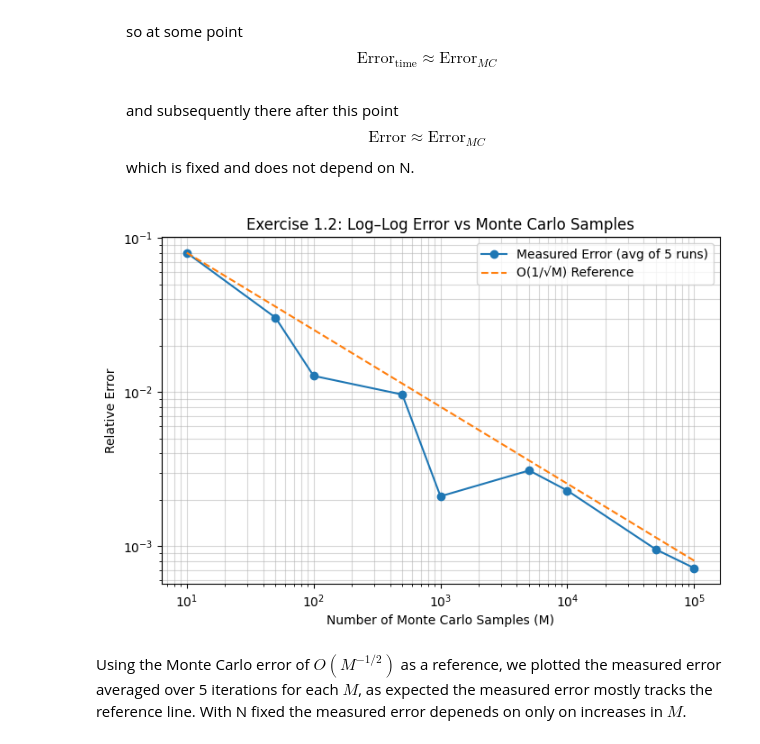
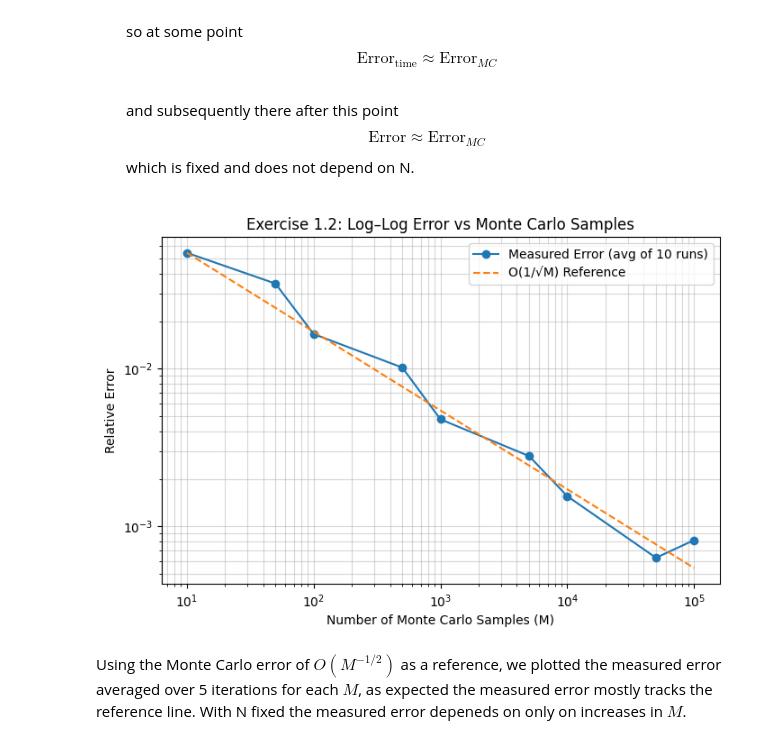
Before and after one commit to Conorgrant45/Stochastic-Control-Dynamic-Asset-Allocation, a Jupyter notebook: Assignment.ipynb, the cells around one changed output. Cells and saved outputs as stored; diff of their text form; code cells hidden in the pictures.

```diff
--- a/Assignment.ipynb
+++ b/Assignment.ipynb
@@ -11,7 +12,6 @@ from LQR import LQR, run_monte_carlo_implicit, run_monte_carlo_explicit, train_n
 # %% [markdown]
 **Exercise 1.2**
 # %%
-
 # Parameter set initialised
 H = [[0.1, 0.], [0., 0.1]]
 M = np.eye(2)
@@ -31,12 +31,12 @@ lqr_sim.solve_riccati(torch.linspace(0, T, 100))
 v_true = lqr_sim.get_value(torch.tensor([0.0]), torch.tensor([x0])).item()
 
 # Monte Carlo estimate using optimal feedback control
-v_mc = run_monte_carlo_implicit(
+v_mc, std_mc = run_monte_carlo_implicit(
     lqr_sim,
     x_start=x0,
     N_steps=5000,
     M_samples=100000,
-    alpha_val=None
+    alpha_func=None
 )
 
 # Display results nicely
@@ -45,7 +45,7 @@ rel_error = abs(v_true - v_mc) / abs(v_true)
 print("===== Optimal Value Comparison =====")
 print(f"Initial state x0: {x0}")
 print(f"Riccati Value (True):      {v_true:.6f}")
-print(f"Monte Carlo Estimate:      {v_mc:.6f}")
+print(f"Monte Carlo Estimate:      {v_mc:.6f} ± {std_mc:.6f}")
 print(f"Relative Error:            {rel_error:.2e}")
 # %% [output]
 ===== Optimal Value Comparison =====
@@ -74,12 +76,22 @@ The choice of relative error over absolute error is chosen by the following:
 # %%
 # Plot 2 for of the monte carlo error versus time steps of simulation
 N_steps_list = [1, 10, 50, 100, 500, 1000, 5000]
-errors_N = [abs(v_true - run_monte_carlo_implicit(lqr_sim, x0, n, 100000)) / abs(v_true) for n in N_steps_list]
 
+errors_N = []
+for n in N_steps_list:
+    v_mc, _ = run_monte_carlo_implicit(lqr_sim, x0, n, 100000, alpha_func=None)
+    errors_N.append(abs(v_true - v_mc) / abs(v_true))
+
+plt.figure(figsize=(10, 6))
 plt.loglog(N_steps_list, errors_N, '-o', label='Relative Error')
 plt.loglog(N_steps_list, [errors_N[0]/n for n in N_steps_list], '--', label='O(Δt) Reference')
-plt.title("Monte Carlo Convergence vs Time Discretisation")
-plt.xlabel("Number of steps (log scale)"); plt.ylabel("Relative Error (log scale)"); plt.legend(); plt.show()
+plt.title("Exercise 1.2: Monte Carlo Convergence vs Time Discretisation")
+plt.xlabel("Number of Time Steps N (log scale)")
+plt.ylabel("Relative Error (log scale)")
+plt.legend()
+plt.grid(True, which="both", alpha=0.3)
+plt.tight_layout()
+plt.show()
 # %% [output]
 [figure]
 # %% [markdown]
@@ -137,13 +149,11 @@ $$
     $$
     which is fixed and does not depend on N.
 # %%
-
-
 M_samples_list = [10, 50, 100, 500, 1000, 5000, 10000, 50000, 100000]
 errors_M = []
 
 N_fixed = 5000
-K = 5  # number of Monte Carlo repeats
+K = 10  # number of Monte Carlo repeats
 
 for M in M_samples_list:
 
@@ -153,35 +163,35 @@ for M in M_samples_list:
 
         v_mc = run_monte_carlo_explicit(
             lqr_sim,
             x_start=x0,
             N_steps=N_fixed,
             M_samples=M,
-            alpha_val=None
+            alpha_func=None
         )
 
         rel_error = abs(v_mc - v_true) / abs(v_true)
         errors_K.append(rel_error)
 
     # Average error across K runs
     errors_M.append(np.mean(errors_K))
 
 
 # Plot results
 plt.figure(figsize=(8,5))
 plt.loglog(M_samples_list, errors_M, '-o', label=f'Measured Error (avg of {K} runs)')
 
 # O(1/sqrt(M)) reference
 ref_line = [errors_M[0]*(M_samples_list[0]**0.5)/(M**0.5) for M in M_samples_list]
 plt.loglog(M_samples_list, ref_line, '--', label="O(1/√M) Reference")
 
 plt.xlabel("Number of Monte Carlo Samples (M)")
 plt.ylabel("Relative Error")
 plt.title("Exercise 1.2: Log–Log Error vs Monte Carlo Samples")
 plt.legend()
 plt.grid(True, which="both", alpha=0.5)
 plt.show()
 # %% [output]
-[figure, old version]
+[figure, new version]
 # %% [markdown]
 Using the Monte Carlo error of $O(M^{-1/2})$ as a reference, we plotted the measured error averaged over 5 iterations for each $M$, as expected the measured error mostly tracks the reference line. With N fixed the measured error depeneds on only on increases in $M$.
 # %%
```
Also changed, not shown: parts of 6 cells of this notebook, 4 other files.
